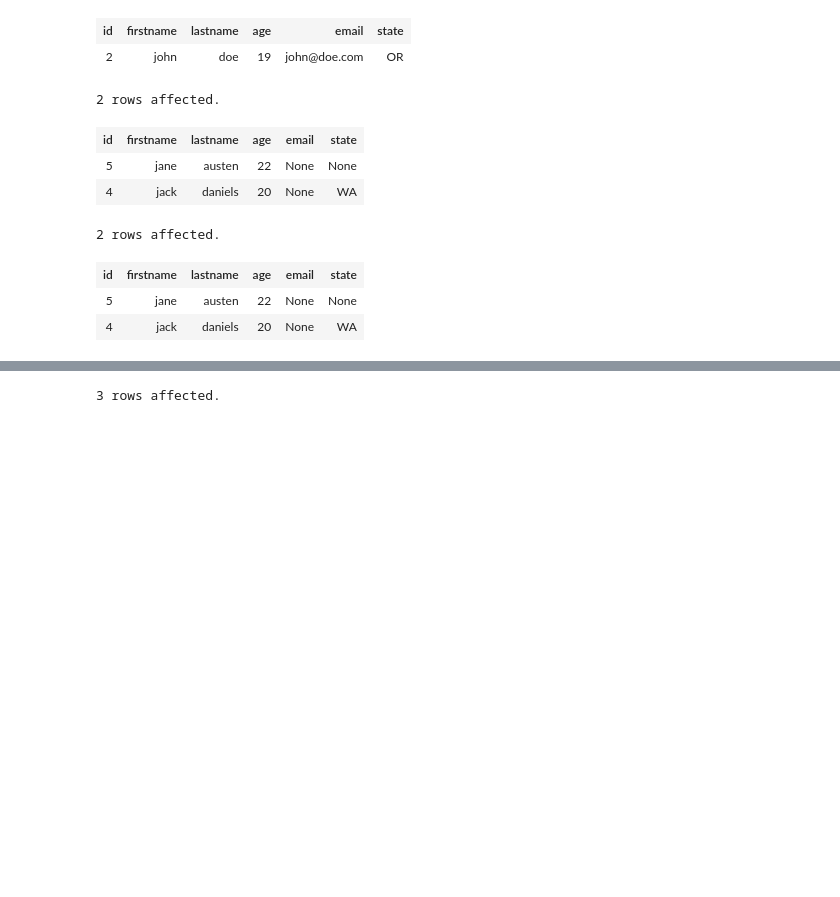
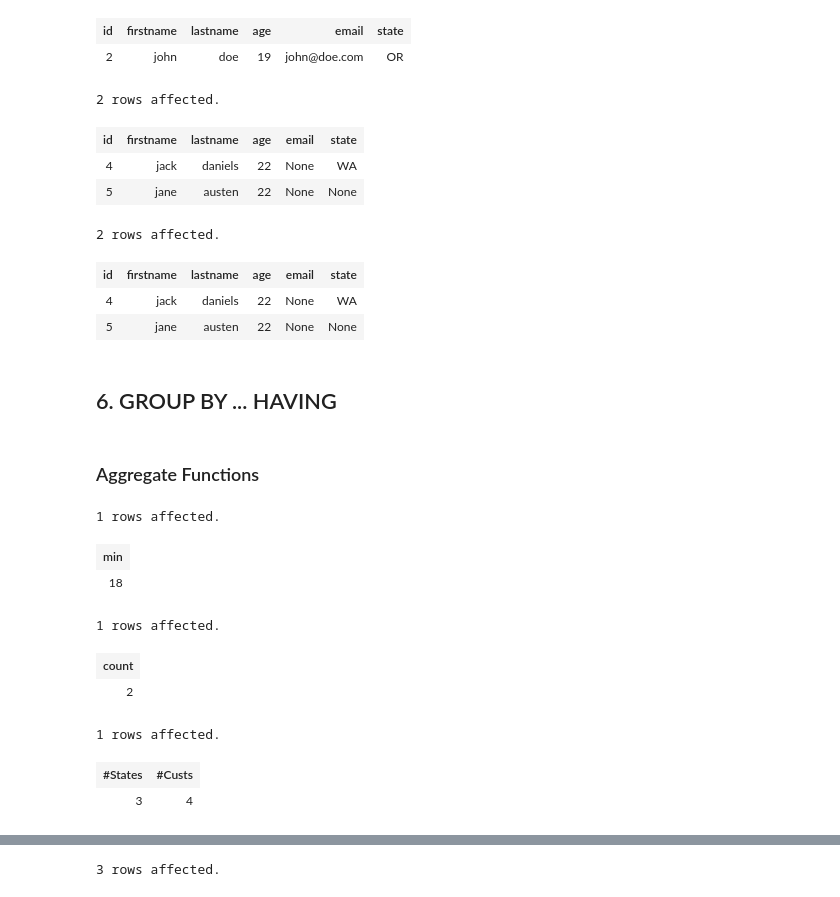
Before and after one commit to ixig/ML_CheatSheets, a Jupyter notebook: ipynb/SQLCheatSheet.ipynb, the cells around one changed output, grey strips where cells are left out. Drawn from its saved outputs; the diff is of its cells as text; code cells hidden in the pictures; blank space fills up the shorter version.

```diff
--- a/ipynb/SQLCheatSheet.ipynb
+++ b/ipynb/SQLCheatSheet.ipynb
@@ -233,17 +201,43 @@ SELECT COUNT(*) from customers where age>20;
 | id | firstname | lastname | age | email | state |
 | 2 | john | doe | 19 | john@doe.com | OR |
 # %%
-%sql SELECT * from customers WHERE lastName IN ('austen', 'daniels');
+%%sql
+SELECT * FROM customers WHERE lastName IN ('austen', 'daniels');
 # %% [output]
 2 rows affected.
 | id | firstname | lastname | age | email | state |
+| 4 | jack | daniels | 22 | None | WA |
 | 5 | jane | austen | 22 | None | None |
-| 4 | jack | daniels | 20 | None | WA |
 # %%
-%sql SELECT * from customers WHERE email IS NULL;
-# "= NULL" wouldn't work!
+%%sql
+SELECT * FROM customers WHERE email IS NULL /* "= NULL" wouldn't work! */;
 # %% [output]
 2 rows affected.
 | id | firstname | lastname | age | email | state |
+| 4 | jack | daniels | 22 | None | WA |
 | 5 | jane | austen | 22 | None | None |
-| 4 | jack | daniels | 20 | None | WA |
+# %% [markdown]
+## 6. GROUP BY ... HAVING
+# %% [markdown]
+### Aggregate Functions
+# %%
+%%sql
+SELECT MIN /*MAX,AVG,SUM*/ (age) FROM customers;
+# %% [output]
+1 rows affected.
+| min |
+| 18 |
+# %%
+%%sql
+SELECT COUNT(*) FROM customers WHERE age>20;
+# %% [output]
+1 rows affected.
+| count |
+| 2 |
+# %%
+%%sql
+SELECT COUNT(state) AS "#States", COUNT(*) AS "#Custs" FROM customers;
+# %% [output]
+1 rows affected.
+| #States | #Custs |
+| 3 | 4 |
```
Also changed, not shown: parts of 81 cells of this notebook, 2 other files.
